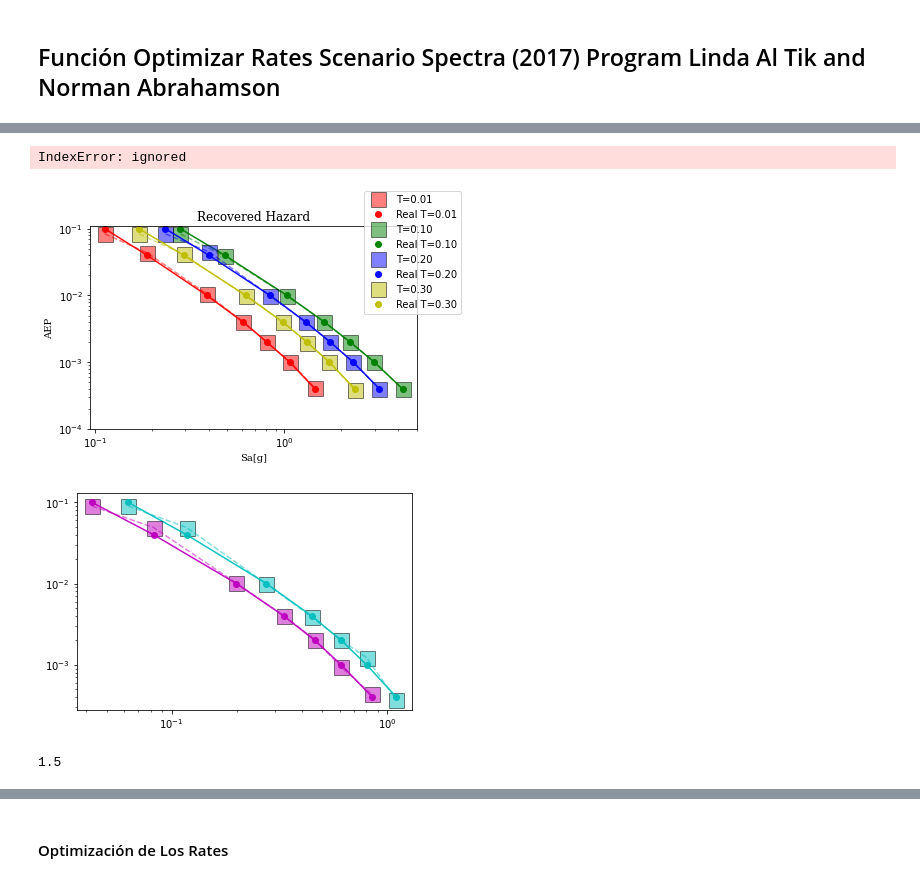
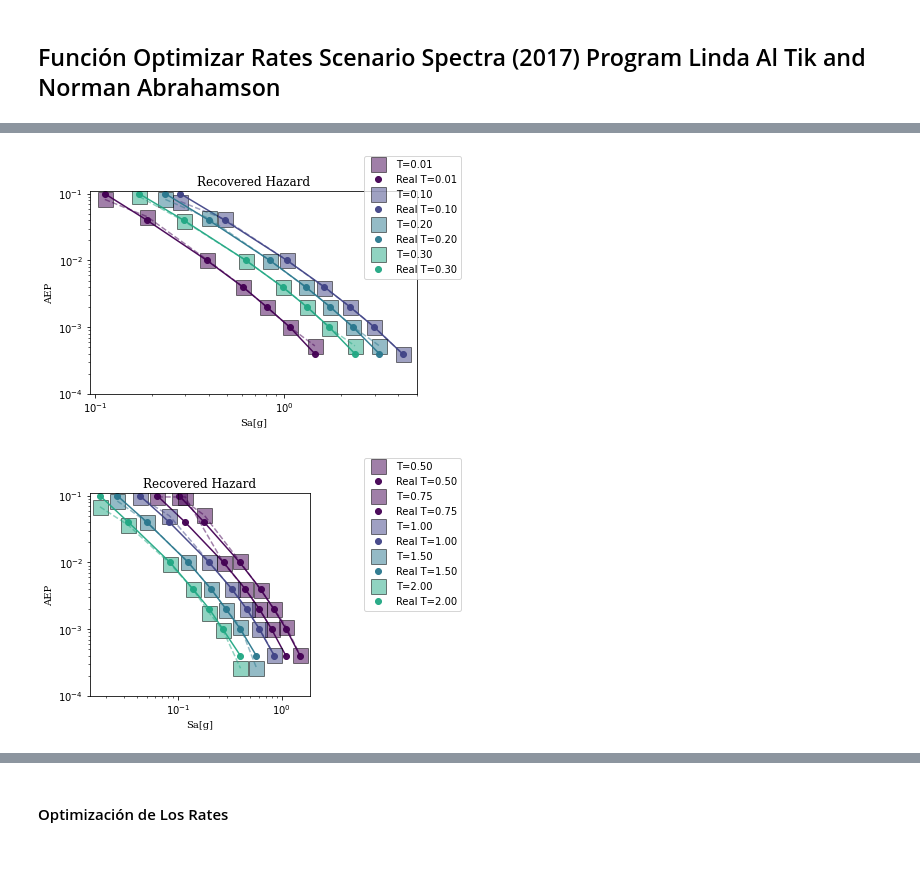
Before and after one commit to capajaro/CSS_UN, a Jupyter notebook: CSS_Calculation.ipynb, the cells around one changed output, grey strips where cells are left out. Drawn from its saved outputs; the diff is of its cells as text; code cells hidden in the pictures.

Commit message:
Metodo Opt Norm Ok

```diff
--- a/CSS_Calculation.ipynb
+++ b/CSS_Calculation.ipynb
@@ -703,63 +697,57 @@ plt.figure(99)
 Recons_Hazard_Final = X @ Actual_Rates
 PerTag = HazCurve_Data.columns[1:]
 Per_Interest = [float(el.split('T')[1].split('s')[0]) for el in PerTag]
-Per_Interest
-colors = ['r', 'g', 'b', 'y', 'k', 'c', 'm']
+N_pers = len(Per_Interest)
+colors = plt.cm.viridis(np.linspace(0, 1, np.int(1+ np.ceil(N_pers/2))))
 Ta = np.array_split(Recons_Hazard_Final, len(Per_Interest))
 for i_Per_Int in range(int(np.floor(N_pers/2))):
     Ta_i = Ta[i_Per_Int]
     Ta_i = Ta_i[np.where(Ta_i != 0)]
     plt.loglog(SA_Targ_Norm.iloc[i_Per_Int, :len(Ta_i)], (
-        Ta_i), 's'+colors[i_Per_Int], label='T=%0.2f' % (Per_Interest[i_Per_Int]), markersize=msz, markeredgecolor='k', alpha=0.5)
+        Ta_i), 's', color = colors[i_Per_Int], label='T=%0.2f' % (Per_Interest[i_Per_Int]), markersize=msz, markeredgecolor='k', alpha=0.5)
     plt.loglog(SA_Targ_Norm.iloc[i_Per_Int, :len(Ta_i)], (
-        Ta_i), '--'+colors[i_Per_Int], markersize=msz, markeredgecolor='k', alpha=0.5)
+        Ta_i), '--', color = colors[i_Per_Int], markersize=msz, markeredgecolor='k', alpha=0.5)
 
-    plt.loglog(SA_Targ_Norm.iloc[i_Per_Int, :], Hz_Target, 'o'+colors[i_Per_Int],
+    plt.loglog(SA_Targ_Norm.iloc[i_Per_Int, :], Hz_Target, 'o', color = colors[i_Per_Int],
                 label='Real T=%0.2f' % (Per_Interest[i_Per_Int]), alpha=0.95)
     plt.loglog(SA_Targ_Norm.iloc[i_Per_Int, :],
-                Hz_Target, '-'+colors[i_Per_Int], alpha=0.95)
+                Hz_Target, '-', color = colors[i_Per_Int], alpha=0.95)
 
 plt.ylabel('AEP', fontdict={'fontsize': 10, 'fontname': 'serif'})
 plt.xlabel('Sa[g]', fontdict={'fontsize': 10, 'fontname': 'serif'})
 plt.title('Recovered Hazard', fontdict={
           'fontsize': 12, 'fontname': 'serif'})
 plt.ylim(1E-4, 1.1*np.max(Hz_Target))
 plt.legend(bbox_to_anchor=(1, 1),
             bbox_transform=plt.gcf().transFigure)
 plt.tight_layout()
 File_Rate1 = FigsName+'RatesOpt_FP'+'.png'
 plt.savefig(File_Rate1)
 #plt.close('all')
 
 plt.figure(199)
 
-colors = ['r', 'g', 'b', 'y', 'k', 'c', 'm']
-for i_Per_Int in range(int(np.ceil(N_pers/2)), N_pers):
+for i_Per_Int in range(int(np.floor(N_pers/2)), N_pers):
     Ta_i = Ta[i_Per_Int]
     Ta_i = Ta_i[np.where(Ta_i != 0)]
     plt.loglog(SA_Targ_Norm.iloc[i_Per_Int, :len(Ta_i)], (
-        Ta_i), 's'+colors[i_Per_Int], label='T=%0.2f' % (Per_Interest[i_Per_Int]), markersize=msz, markeredgecolor='k', alpha=0.5)
+        Ta_i), 's',color = colors[np.int(i_Per_Int - 0.5*N_pers)], label='T=%0.2f' % (Per_Interest[i_Per_Int]), markersize=msz, markeredgecolor='k', alpha=0.5)
     plt.loglog(SA_Targ_Norm.iloc[i_Per_Int, :len(Ta_i)], (
-        Ta_i), '--'+colors[i_Per_Int], markersize=msz, markeredgecolor='k', alpha=0.5)
+        Ta_i), '--',color = colors[np.int(i_Per_Int - 0.5*N_pers)], markersize=msz, markeredgecolor='k', alpha=0.5)
 
-    plt.loglog(SA_Targ_Norm.iloc[i_Per_Int, :], Hz_Target, 'o'+colors[i_Per_Int],
+    plt.loglog(SA_Targ_Norm.iloc[i_Per_Int, :], Hz_Target, 'o', color = colors[np.int(i_Per_Int - 0.5*N_pers)],
                 label='Real T=%0.2f' % (Per_Interest[i_Per_Int]), alpha=0.95)
     plt.loglog(SA_Targ_Norm.iloc[i_Per_Int, :],
-                Hz_Target, '-'+colors[i_Per_Int], alpha=0.95)
+                Hz_Target, '-',color = colors[np.int(i_Per_Int - 0.5*N_pers)], alpha=0.95)
 
 plt.ylabel('AEP', fontdict={'fontsize': 10, 'fontname': 'serif'})
 plt.xlabel('Sa[g]', fontdict={'fontsize': 10, 'fontname': 'serif'})
 plt.title('Recovered Hazard', fontdict={
           'fontsize': 12, 'fontname': 'serif'})
 plt.ylim(1E-4, 1.1*np.max(Hz_Target))
 plt.legend(bbox_to_anchor=(1, 1),
             bbox_transform=plt.gcf().transFigure)
 plt.tight_layout()
 # %% [output]
-IndexError: ignored
-[figure, old version]
+[figure, new version]
-[figure, old version]
+[figure, new version]
-# %%
-Per_Interest[i_Per_Int]
-# %% [output]
-1.5
```
Also changed, not shown: parts of 7 cells of this notebook.
